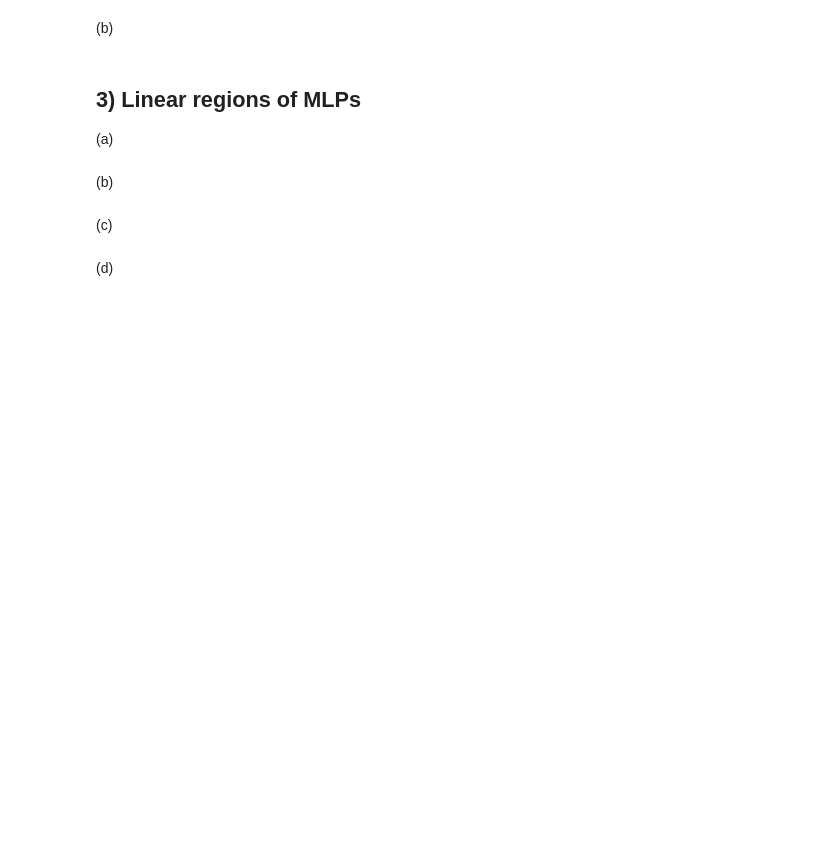
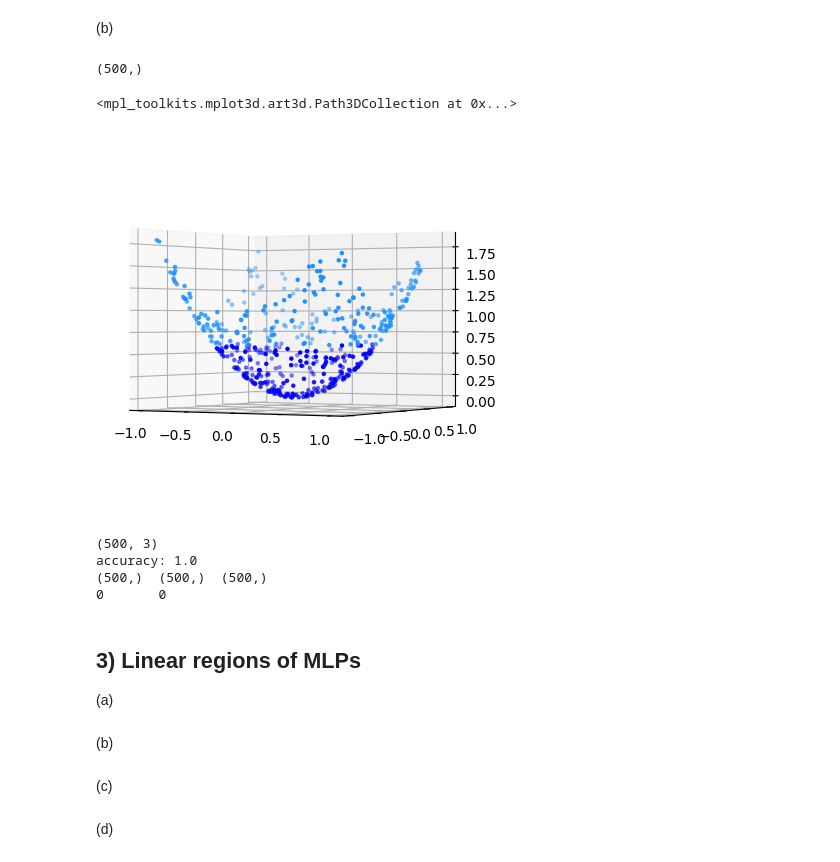
Before and after one commit to S3gmentati0nFault/machine-learning-physics, a Jupyter notebook: Sheet_3/sheet03.ipynb, the cells around one changed output. Cells and saved outputs as stored; diff of their text form; code cells hidden in the pictures; blank space fills up the shorter version.

```diff
--- a/Sheet_3/sheet03.ipynb
+++ b/Sheet_3/sheet03.ipynb
@@ -33,7 +36,7 @@ sorted_labels = labels[sorted_indices]
 X_points = sorted_points[:, 0]
 Y_points = sorted_points[:, 1]
 
-first_one_position = np.where(sorted_labels == 1)[0][0]
+first_one_position = first_one_label(sorted_labels)
 if constants.DEBUGGING:
     print(first_one_position)
 
@@ -113,3 +130,57 @@ accuracy: 0.55
+# %%
+import math
+
+# Come up with a nonlinear tranformation for the third feature. Compute it and concatenate to the data.
+moduli = np.array([])
+# For some reason in the solution instead of taking the modulus for every point they took the squared modulus value, the transformation that moves us to polar coordinates is already non-linear, so I don't get the need for considering the squared modulus.
+for point in sorted_points:
+    moduli = np.append(moduli, point[0]**2 + point[1]**2)
+print(np.shape(moduli))
+
+
+# Show the enhanced data, e.g. with a 3D scatter plot
+# Preprocessing
+first_one_position = first_one_label(sorted_labels)
+moduli_label_one = moduli[first_one_position:]
+moduli_label_zero = moduli[:first_one_position]
+if constants.DEBUGGING:
+    print(str(np.shape(X_points_label_one)) + "\t" + str(np.shape(Y_points_label_one)) + "\t" + str(np.shape(moduli_label_one)))
+    print(moduli_label_one[10])
+
+fig = plt.figure()
+ax = fig.add_subplot(projection='3d')
+ax.view_init(elev=0)
+ax.scatter(X_points_label_one, Y_points_label_one, moduli_label_one, c="blue", marker=".")
+ax.scatter(X_points_label_zero, Y_points_label_zero, moduli_label_zero, c="dodgerblue", marker=".")
+# %% [output]
+(500,)
+<mpl_toolkits.mplot3d.art3d.Path3DCollection at 0x...>
+[figure, added]
+# %%
+# Again, fit and evaluate logistic regression
+# Reshaping the array to make it (500, 3).
+tridimensional_points = np.empty((0, 3))
+for i in range(np.shape(sorted_points)[0]):
+    tridimensional_points = np.vstack([tridimensional_points, np.append(sorted_points[i], moduli[i])])
+print(np.shape(tridimensional_points))
+
+classifier = LogisticRegression(solver="liblinear")
+test_points, predictions = logistic_regression_fitter(classifier, tridimensional_points, sorted_labels)
+
+# Visualize the decision boundary
+# Preprocessing
+X_test_points = tridimensional_points[:, 0]
+Y_test_points = tridimensional_points[:, 1]
+Z_test_points = tridimensional_points[:, 2]
+print(str(np.shape(X_test_points)) + "\t" + str(np.shape(Y_test_points)) + "\t" + str(np.shape(Z_test_points)))
+
+first_one_position = first_one_label(predictions)
+print(str(sorted_preds[0]) + "\t" + str(sorted_preds[first_one_position]))
+# %% [output]
+(500, 3)
+accuracy: 1.0
+(500,)  (500,)  (500,)
+0       0
 # %% [markdown]
 ## 3) Linear regions of MLPs
 
```
Also changed, not shown: parts of 8 cells of this notebook.
